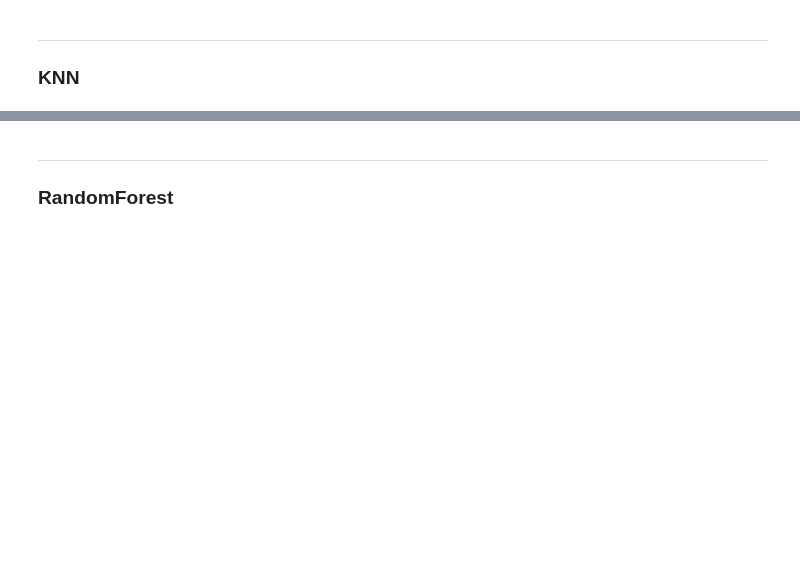
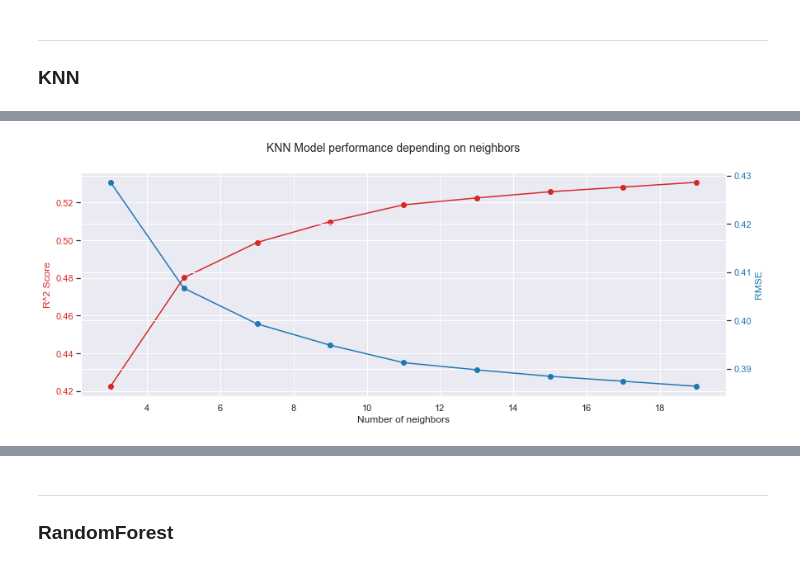
Before and after one commit to LudivineLacour/supervised-learning, a Jupyter notebook: code/modelling.ipynb, the cells around one changed output, grey strips where cells are left out. Saved outputs shown, nothing was run; the diff lists cells and outputs as text; code cells hidden in the pictures; blank space fills up the shorter version.

Commit message:
improvement of models

```diff
--- a/code/modelling.ipynb
+++ b/code/modelling.ipynb
@@ -110,0 +250,30 @@ print('RMSLE:',(mean_squared_log_error(y_test, y_pred_knn)**0.5),'\n')
+# %%
+# Drawing graph to show the result model performance depending on the number neighbors
+
+nb_neighbors = list(range(3,21,2))
+
+fig, ax1 = plt.subplots(figsize=(14,5))
+
+color = 'tab:red'
+ax1.plot(nb_neighbors, r_score_test, linestyle='-', marker='o', color=color)
+ax1.set_xlabel('Number of neighbors')
+ax1.set_ylabel('R^2 Score', color=color)
+ax1.tick_params(axis='y', labelcolor=color)
+
+#y0, y1 = ax1.get_ylim()
+#ax1.vlines(x=23,ymin=y0,ymax=y1, linestyle='dashed', label='Best Shape = [20,23]')
+#ax1.vlines(x=20,ymin=y0,ymax=y1, linestyle='dashed')
+#ax1.legend()
+
+ax2 = ax1.twinx()  # instantiate a second axes that shares the same x-axis
+
+color = 'tab:blue'
+ax2.set_ylabel('RMSE', color=color)
+ax2.plot(nb_neighbors, rmse_test, linestyle='-', marker='o', color=color)
+ax2.tick_params(axis='y', labelcolor=color)
+
+fig.suptitle('KNN Model performance depending on neighbors', fontsize=14)
+plt.savefig('../img/KNN_model_performance.png')
+plt.show()
+# %% [output]
+[figure, added]
```
Also changed, not shown: parts of 18 cells of this notebook.
